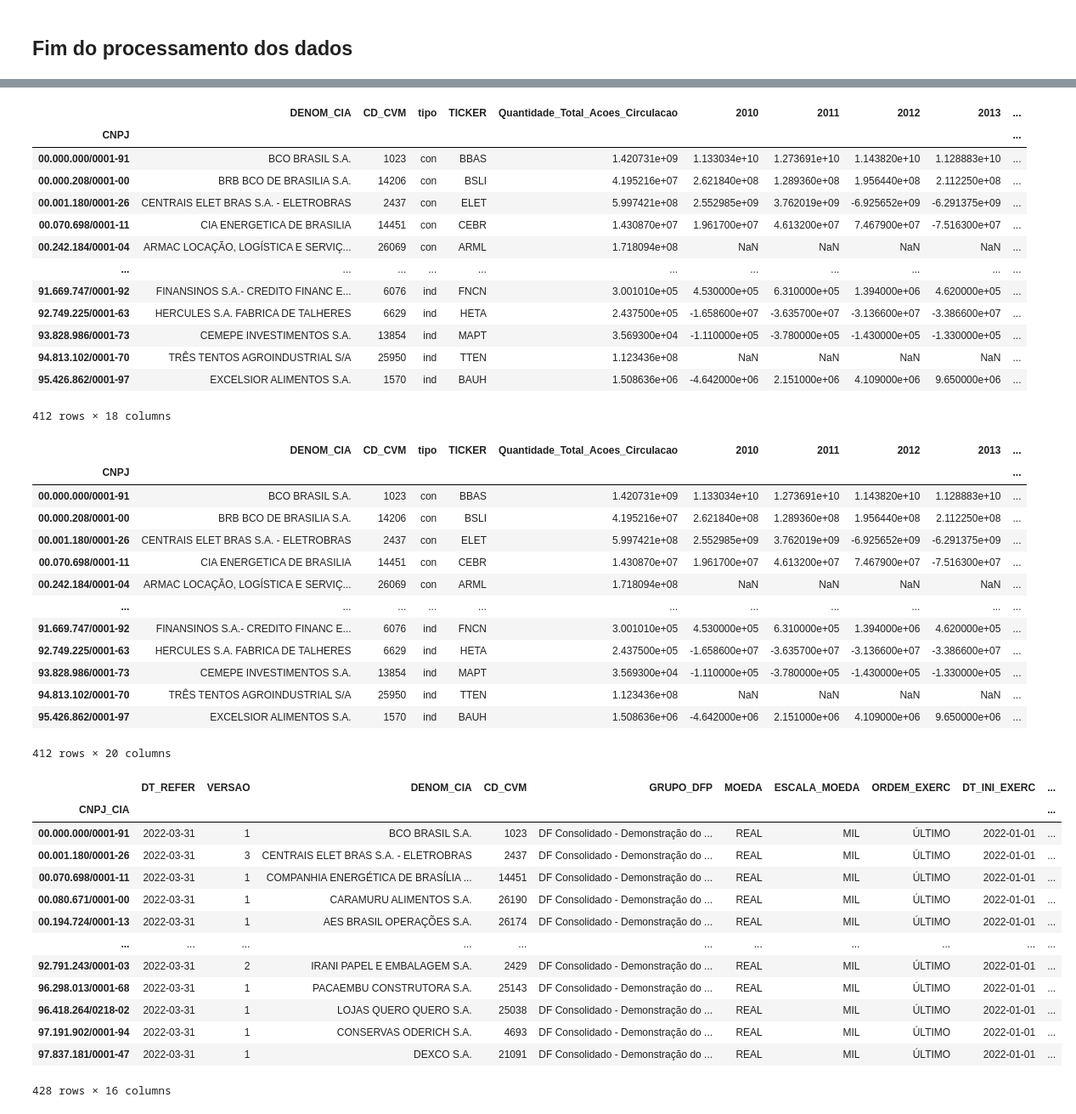
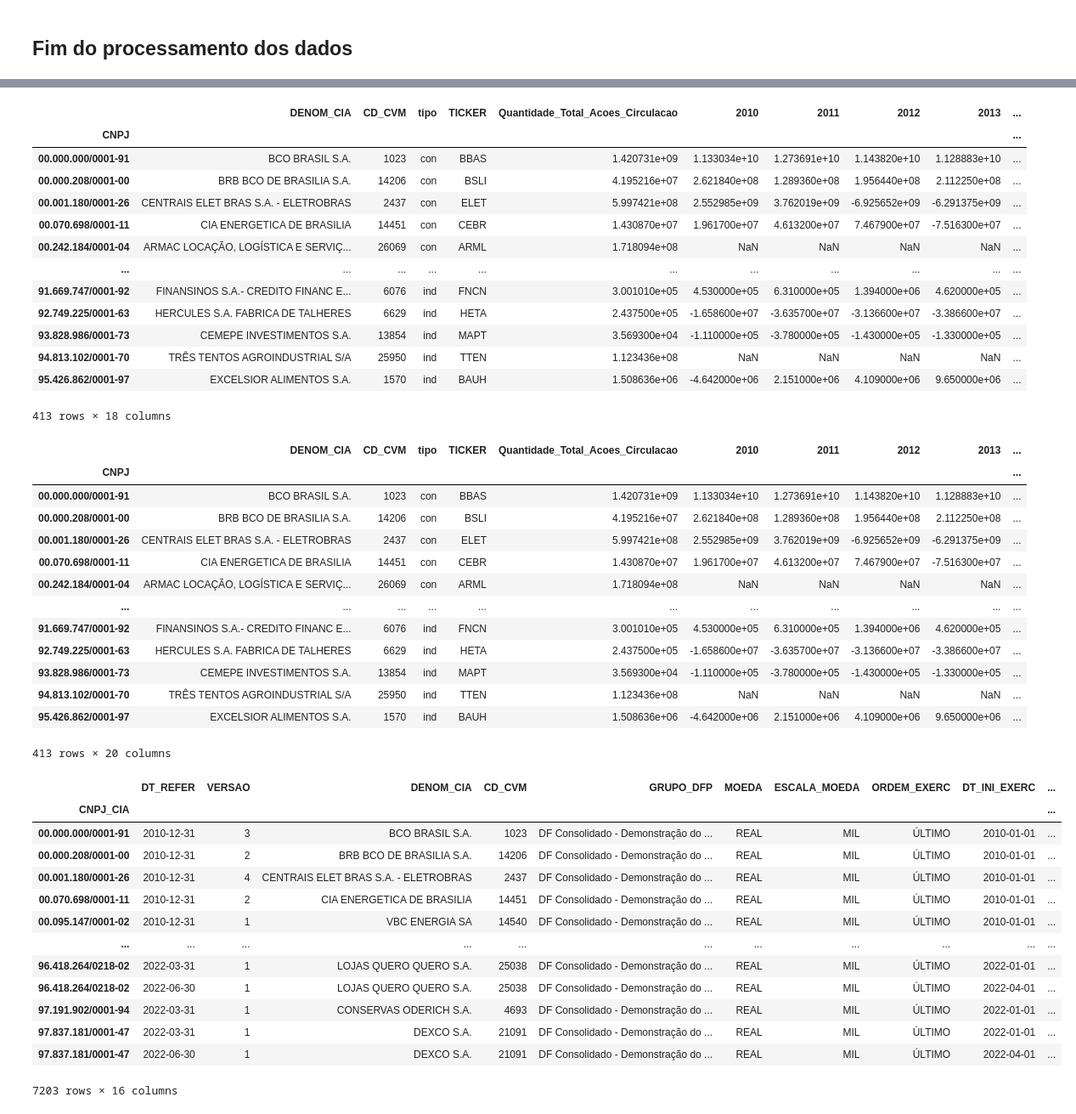
Before and after one commit to ggarmatter/Extrai-dados-CVM, a Jupyter notebook: filtro acoes.ipynb, the cells around one changed output, grey strips where cells are left out. Shown at 85% size. Cells and saved outputs as stored; diff of their text form; code cells hidden in the pictures.

Commit message:
colocando faturamento na lista. Mas está com um bug pra empresas que começam o exercício fora de janeiro

```diff
--- a/filtro acoes.ipynb
+++ b/filtro acoes.ipynb
@@ -342,7 +343,7 @@ def Coloca_lucro(lista_empresas, year_0=year_0, year=year, year_0_tri=year_0_tri
     for ano in range(year_0, year+1):
         for tri_ini, tri_fim, nome_tri in zip(["01", "04", "07", "10", "01"], ["03", "06", "09", "12", "12"], ["1T", "2T", "3T", "4T", ""]):
             lista_empresas_ind = lista_empresas_ind.join(dre[(dre.DT_INI_EXERC == (f"{ano}-{tri_ini}-01")) &
-                                                             (dre.DT_FIM_EXERC.str.contains(f"{ano}-{tri_fim}-3")) &
+                                                             (dre.DT_FIM_EXERC.str.contains(f"{ano}-{tri_fim}-")) &
                                                              ((dre.DS_CONTA == 'Lucro/Prejuízo do Período') | ((dre.DS_CONTA == 'Lucro ou Prejuízo Líquido do Período')))][
                 ["VL_CONTA", "DS_CONTA"]].rename(columns={"VL_CONTA": f"{nome_tri}{ano}"}).drop("DS_CONTA", axis=1))
 
@@ -530,7 +546,7 @@ lista_empresas
 | 93.828.986/0001-73 | CEMEPE INVESTIMENTOS S.A. | 13854 | ind | MAPT | 3.569300e+04 | -1.110000e+05 | -3.780000e+05 | -1.430000e+05 | -1.330000e+05 | ... |
 | 94.813.102/0001-70 | TRÊS TENTOS AGROINDUSTRIAL S/A | 25950 | ind | TTEN | 1.123436e+08 | NaN | NaN | NaN | NaN | ... |
 | 95.426.862/0001-97 | EXCELSIOR ALIMENTOS S.A. | 1570 | ind | BAUH | 1.508636e+06 | -4.642000e+06 | 2.151000e+06 | 4.109000e+06 | 9.650000e+06 | ... |
-412 rows × 18 columns
+413 rows × 18 columns
 # %%
 # coloca os indicadores  na lista
 lista_empresas = Indicadores_lucro(lista_empresas)
@@ -549,53 +565,54 @@ lista_empresas
 | 93.828.986/0001-73 | CEMEPE INVESTIMENTOS S.A. | 13854 | ind | MAPT | 3.569300e+04 | -1.110000e+05 | -3.780000e+05 | -1.430000e+05 | -1.330000e+05 | ... |
 | 94.813.102/0001-70 | TRÊS TENTOS AGROINDUSTRIAL S/A | 25950 | ind | TTEN | 1.123436e+08 | NaN | NaN | NaN | NaN | ... |
 | 95.426.862/0001-97 | EXCELSIOR ALIMENTOS S.A. | 1570 | ind | BAUH | 1.508636e+06 | -4.642000e+06 | 2.151000e+06 | 4.109000e+06 | 9.650000e+06 | ... |
-412 rows × 20 columns
+413 rows × 20 columns
 # %%
 lista_empresas.to_excel("teste.xlsx")
 # %%
 # Checar se faturamento é maior que 300 milhões
 # acho que uma ideia melhor é pra todas as linhas do arquivo DRE adicionar uma coluna com trimestre e ano. ex: tri: 0, ano: 2021
 # colocar isso no processamento do arquivo depois
 #def Coloca_tri_ano():
 tipo= "con"
 dre = pd.concat([pd.read_csv(f'./Data/processados/dfp_cia_aberta_DRE_{tipo}_{year_0}-{year}.csv', encoding="latin1"),
              pd.read_csv(f'./Data/processados/itr_cia_aberta_DRE_{tipo}_{year_0_tri}-{year}.csv', encoding="latin1")],
            ignore_index=True).drop_duplicates()
 dre = dre[dre["ORDEM_EXERC"] == "ÚLTIMO"]
 dre.set_index("CNPJ_CIA", inplace=True)
 
 # pega só o faturamento
 dre = dre[(dre.CD_CONTA == '3.01')].copy()
 
 # multiplica o valor por 1000 onde a escala é 1000
 dre.loc[(dre.ESCALA_MOEDA == "MIL"), "VL_CONTA"] *= 1000
 
 #cria coluna trimestre e ano
 for ano in range(year_0, year+1):
     dre.loc[((dre.DT_INI_EXERC.str.contains(f"{ano}-")) &
                (dre.DT_FIM_EXERC.str.contains(f"{ano}-"))), "Ano"] = ano
     for tri_ini, tri_fim, nome_tri in zip(["01", "04", "07", "01"], ["03", "06", "09", "12"], ["1", "2", "3", "0"]):
         dre.loc[((dre.DT_INI_EXERC == (f"{ano}-{tri_ini}-01")) &
-               (dre.DT_FIM_EXERC.str.contains(f"{ano}-{tri_fim}-3"))), "Trimestre"] = nome_tri
+               (dre.DT_FIM_EXERC.str.contains(f"{ano}-{tri_fim}-"))), "Trimestre"] = nome_tri
 
 dre.dropna(subset=["Trimestre"], inplace=True)
 
-cnpj = "00.000.000/0001-91"
-dre.loc[((dre.index == cnpj) & (dre["Trimestre"] == "0") ), :].loc[()]
-# pegar o que tem o maior valor de ano e trimestre = 0 pra pegar o faturamento. Não precisa de TTM nesse criterio, plmr
-dre.loc[(dre.Ano == dre.Ano.astype(int).max())]
+# coloca o faturamento na lista_empresas pras consolidadas
+for cnpj in lista_empresas.index:
+    ult_valor = dre.loc[((dre.index == cnpj)), ["Ano", "Trimestre"]].sort_values(by=["Ano", "Trimestre"], ascending=False)
+    if len(ult_valor) > 0:
+        lista_empresas.loc[cnpj, "Faturamento"] = dre[(dre.index == cnpj) & (dre["Trimestre"] == ult_valor["Trimestre"].iloc[0])
 # %% [output]
 |  | DT_REFER | VERSAO | DENOM_CIA | CD_CVM | GRUPO_DFP | MOEDA | ESCALA_MOEDA | ORDEM_EXERC | DT_INI_EXERC | ... |
 | CNPJ_CIA |  |  |  |  |  |  |  |  |  | ... |
-| 00.000.000/0001-91 | 2022-03-31 | 1 | BCO BRASIL S.A. | 1023 | DF Consolidado - Demonstração do ... | REAL | MIL | ÚLTIMO | 2022-01-01 | ... |
-| 00.001.180/0001-26 | 2022-03-31 | 3 | CENTRAIS ELET BRAS S.A. - ELETROBRAS | 2437 | DF Consolidado - Demonstração do ... | REAL | MIL | ÚLTIMO | 2022-01-01 | ... |
-| 00.070.698/0001-11 | 2022-03-31 | 1 | COMPANHIA ENERGÉTICA DE BRASÍLIA ... | 14451 | DF Consolidado - Demonstração do ... | REAL | MIL | ÚLTIMO | 2022-01-01 | ... |
-| 00.080.671/0001-00 | 2022-03-31 | 1 | CARAMURU ALIMENTOS S.A. | 26190 | DF Consolidado - Demonstração do ... | REAL | MIL | ÚLTIMO | 2022-01-01 | ... |
-| 00.194.724/0001-13 | 2022-03-31 | 1 | AES BRASIL OPERAÇÕES S.A. | 26174 | DF Consolidado - Demonstração do ... | REAL | MIL | ÚLTIMO | 2022-01-01 | ... |
+| 00.000.000/0001-91 | 2010-12-31 | 3 | BCO BRASIL S.A. | 1023 | DF Consolidado - Demonstração do ... | REAL | MIL | ÚLTIMO | 2010-01-01 | ... |
+| 00.000.208/0001-00 | 2010-12-31 | 2 | BRB BCO DE BRASILIA S.A. | 14206 | DF Consolidado - Demonstração do ... | REAL | MIL | ÚLTIMO | 2010-01-01 | ... |
+| 00.001.180/0001-26 | 2010-12-31 | 4 | CENTRAIS ELET BRAS S.A. - ELETROBRAS | 2437 | DF Consolidado - Demonstração do ... | REAL | MIL | ÚLTIMO | 2010-01-01 | ... |
+| 00.070.698/0001-11 | 2010-12-31 | 2 | CIA ENERGETICA DE BRASILIA | 14451 | DF Consolidado - Demonstração do ... | REAL | MIL | ÚLTIMO | 2010-01-01 | ... |
+| 00.095.147/0001-02 | 2010-12-31 | 1 | VBC ENERGIA SA | 14540 | DF Consolidado - Demonstração do ... | REAL | MIL | ÚLTIMO | 2010-01-01 | ... |
 | ... | ... | ... | ... | ... | ... | ... | ... | ... | ... | ... |
-| 92.791.243/0001-03 | 2022-03-31 | 2 | IRANI PAPEL E EMBALAGEM S.A. | 2429 | DF Consolidado - Demonstração do ... | REAL | MIL | ÚLTIMO | 2022-01-01 | ... |
-| 96.298.013/0001-68 | 2022-03-31 | 1 | PACAEMBU CONSTRUTORA S.A. | 25143 | DF Consolidado - Demonstração do ... | REAL | MIL | ÚLTIMO | 2022-01-01 | ... |
 | 96.418.264/0218-02 | 2022-03-31 | 1 | LOJAS QUERO QUERO S.A. | 25038 | DF Consolidado - Demonstração do ... | REAL | MIL | ÚLTIMO | 2022-01-01 | ... |
+| 96.418.264/0218-02 | 2022-06-30 | 1 | LOJAS QUERO QUERO S.A. | 25038 | DF Consolidado - Demonstração do ... | REAL | MIL | ÚLTIMO | 2022-04-01 | ... |
 | 97.191.902/0001-94 | 2022-03-31 | 1 | CONSERVAS ODERICH S.A. | 4693 | DF Consolidado - Demonstração do ... | REAL | MIL | ÚLTIMO | 2022-01-01 | ... |
 | 97.837.181/0001-47 | 2022-03-31 | 1 | DEXCO S.A. | 21091 | DF Consolidado - Demonstração do ... | REAL | MIL | ÚLTIMO | 2022-01-01 | ... |
+| 97.837.181/0001-47 | 2022-06-30 | 1 | DEXCO S.A. | 21091 | DF Consolidado - Demonstração do ... | REAL | MIL | ÚLTIMO | 2022-04-01 | ... |
-428 rows × 16 columns
+7203 rows × 16 columns
```
Also changed, not shown: parts of 6 cells of this notebook, 1 other file.
